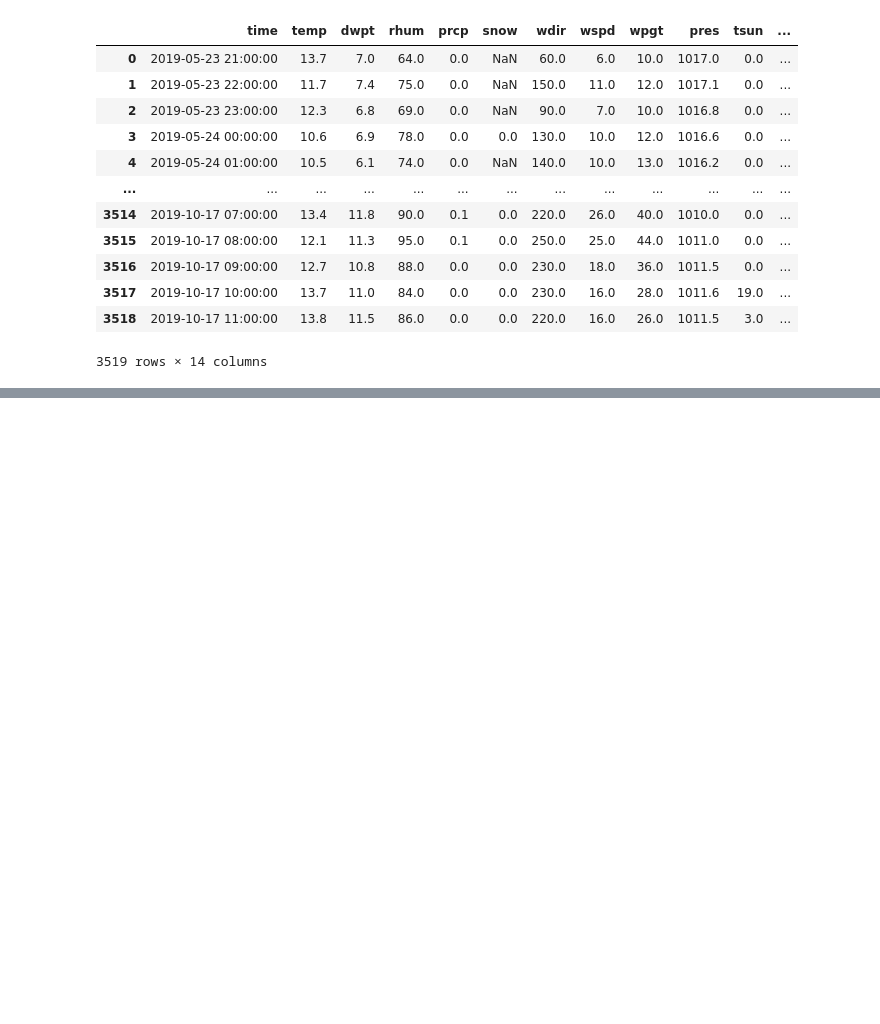
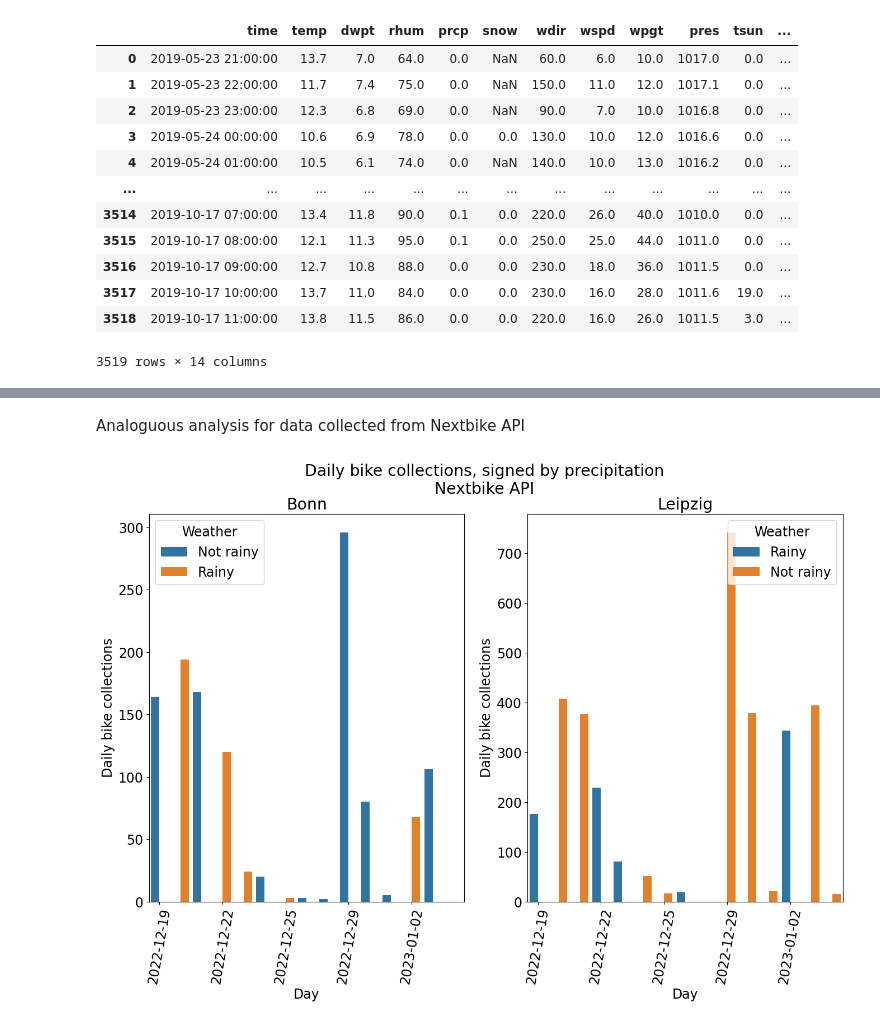
Before and after one commit to hadaszm/BDA, a Jupyter notebook: BikesWeather.ipynb, the cells around one changed output, grey strips where cells are left out. Drawn from its saved outputs; the diff is of its cells as text; code cells hidden in the pictures; blank space fills up the shorter version.

```diff
--- a/BikesWeather.ipynb
+++ b/BikesWeather.ipynb
@@ -83,3 +112,7 @@ city2 = 'Pittsburgh'
 df2 = pd.read_sql(f"SELECT *, (timestamp_end - INTERVAL '150 SECONDS') as timestamp"
                   f" FROM intervals_usage WHERE city_name = '{city2}'", con=engine)
 weather_df2 = pd.read_sql(f"SELECT * FROM weather_data WHERE city_name = '{city2}'", con=engine)
+# %%
+api_data2 = read_city_data_mongo(city2)
+api_data_valid2 = api_data2.loc[api_data2['valid']]
+api_data_valid2['timestamp'] = api_data_valid2['timestamp_end'] - pd.Timedelta(seconds=150)
@@ -85,0 +125,6 @@ weather_df2 = pd.read_sql(f"SELECT * FROM weather_data WHERE city_name = '{city2
+# %%
+api_weather_data2 = get_weather_data(api_data_valid2['lat'].mean(),
+                                     api_data_valid2['lng'].mean(),
+                                     api_data_valid2['timestamp_start'].min(),
+                                     api_data_valid2['timestamp_end'].max(),
+                                     city2, api_data_valid2['city_uid'].iloc[0]).reset_index()
@@ -127,0 +185,31 @@ plt.show()
+# %% [markdown]
+Analoguous analysis for data collected from Nextbike API
+# %%
+rainy_data_avg_api, sunny_data_avg_api = weather_factor_impact(api_weather_data, api_data_valid, 'prcp')
+rainy_data_avg_api['Weather'] = 'Rainy'
+sunny_data_avg_api['Weather'] = 'Not rainy'
+
+rainy_data_avg_api2, sunny_data_avg_api2 = weather_factor_impact(api_weather_data2, api_data_valid2, 'prcp')
+rainy_data_avg_api2['Weather'] = 'Rainy'
+sunny_data_avg_api2['Weather'] = 'Not rainy'
+# %%
+weather_comp_data_api = pd.concat((rainy_data_avg_api, sunny_data_avg_api)).reset_index().sort_values('timestamp')
+weather_comp_data_api2 = pd.concat((rainy_data_avg_api2, sunny_data_avg_api2)).reset_index().sort_values('timestamp')
+
+fig, ax = plt.subplots(1, 2)
+sns.barplot(x='timestamp', y='collected', hue='Weather', data = weather_comp_data_api, ax = ax[0])
+sns.barplot(x='timestamp', y='collected', hue='Weather', data = weather_comp_data_api2, ax = ax[1])
+ax[0].set_ylabel('Daily bike collections')
+ax[0].set_xlabel('Day')
+ax[0].set_xticks(np.arange(len(weather_comp_data_api['timestamp']), step=3))
+ax[0].set_title(f'{city}')
+plt.setp(ax[0].xaxis.get_majorticklabels(), rotation=80)
+ax[1].set_ylabel('Daily bike collections')
+ax[1].set_xlabel('Day')
+ax[1].set_xticks(np.arange(len(weather_comp_data_api2['timestamp']), step=3))
+plt.setp(ax[1].xaxis.get_majorticklabels(), rotation=80)
+ax[1].set_title(f'{city2}')
+plt.suptitle('Daily bike collections, signed by precipitation\nNextbike API')
+plt.show()
+# %% [output]
+[figure, added]
```
Also changed, not shown: parts of 24 cells of this notebook.
